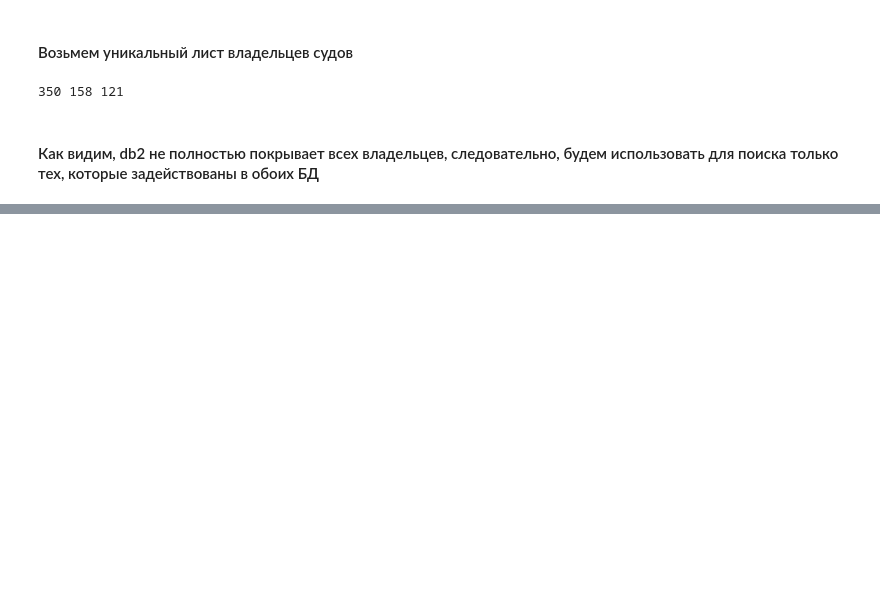
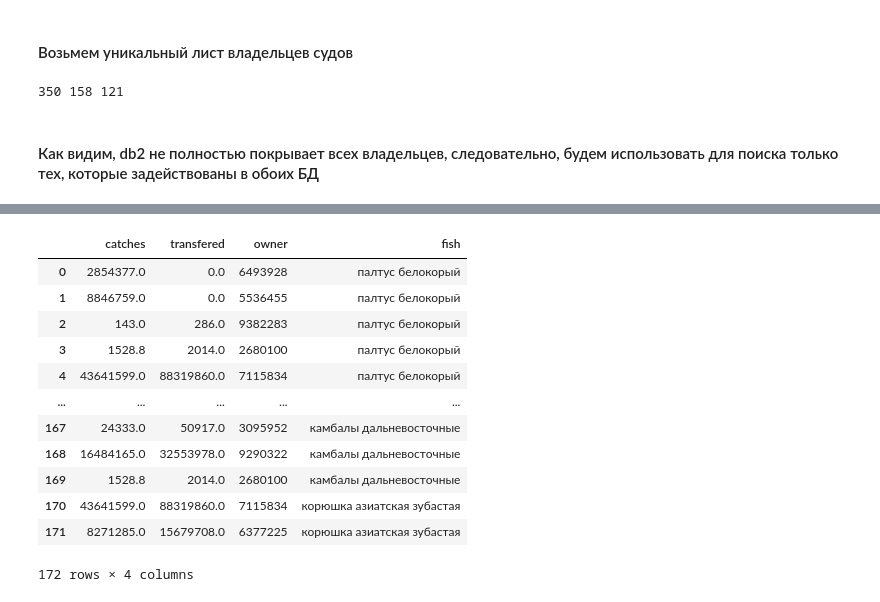
Before and after one commit to qTemiO/Fishing-Control, a Jupyter notebook: notebooks/2_preprocessing.ipynb, the cells around one changed output, grey strips where cells are left out. Saved outputs shown, nothing was run; the diff lists cells and outputs as text; code cells hidden in the pictures; blank space fills up the shorter version.

```diff
--- a/notebooks/2_preprocessing.ipynb
+++ b/notebooks/2_preprocessing.ipynb
@@ -215,0 +221,19 @@ TypeError: list indices must be integers or slices, not str
+# %%
+total_df = pd.read_csv(r'C:\Users\zhiti\Documents\GitHub\Fishing-Control\notebooks\data\unique_owners_stats.csv')
+total_df = total_df.drop(axis=1, columns=['Unnamed: 0'])
+total_df['owner'] = total_df['owner'].apply(lambda x: int(x))
+total_df
+# %% [output]
+|  | catches | transfered | owner | fish |
+| 0 | 2854377.0 | 0.0 | 6493928 | палтус белокорый |
+| 1 | 8846759.0 | 0.0 | 5536455 | палтус белокорый |
+| 2 | 143.0 | 286.0 | 9382283 | палтус белокорый |
+| 3 | 1528.8 | 2014.0 | 2680100 | палтус белокорый |
+| 4 | 43641599.0 | 88319860.0 | 7115834 | палтус белокорый |
+| ... | ... | ... | ... | ... |
+| 167 | 24333.0 | 50917.0 | 3095952 | камбалы дальневосточные |
+| 168 | 16484165.0 | 32553978.0 | 9290322 | камбалы дальневосточные |
+| 169 | 1528.8 | 2014.0 | 2680100 | камбалы дальневосточные |
+| 170 | 43641599.0 | 88319860.0 | 7115834 | корюшка азиатская зубастая |
+| 171 | 8271285.0 | 15679708.0 | 6377225 | корюшка азиатская зубастая |
+172 rows × 4 columns
```
Also changed, not shown: parts of 14 cells of this notebook, 2 other files.
